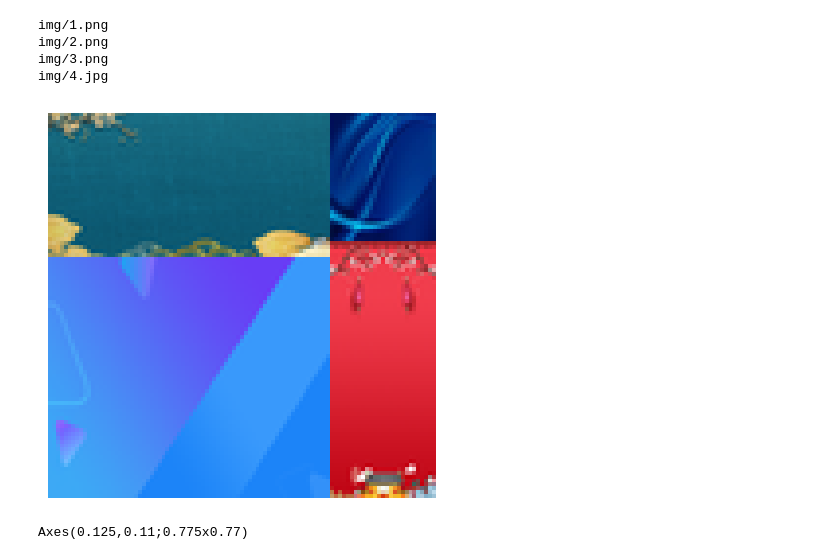
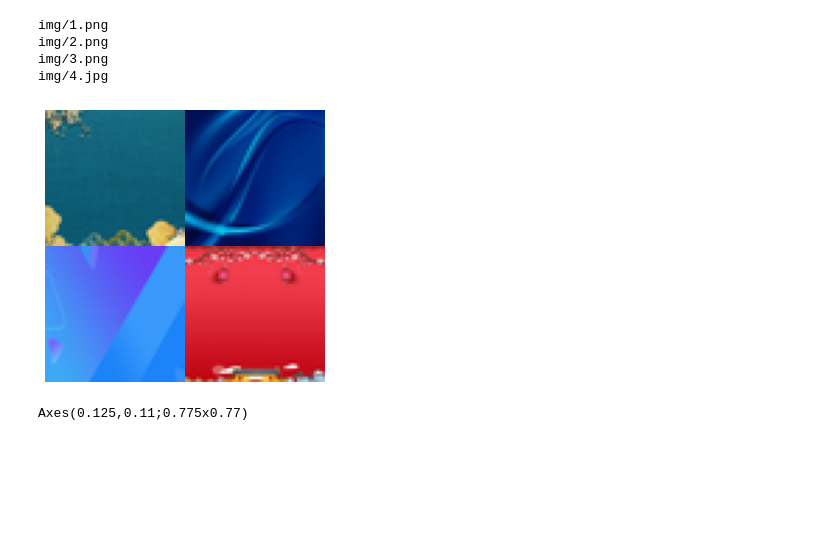
Before and after one commit to bananea20/treemap, a Jupyter notebook: test1.ipynb, the cells around one changed output. Cells and saved outputs as stored; diff of their text form; code cells hidden in the pictures; blank space fills up the shorter version.

```diff
--- a/test1.ipynb
+++ b/test1.ipynb
@@ -116,7 +101,7 @@ import numpy as np
 import squarify
 
 # 模拟数据
-sizes = [500, 300, 200, 100]
+sizes = [500, 500, 500, 500]
 labels = ["A", "B", "C", "D"]
 colors = ["red", "green", "blue", "yellow"]
 images = [
@@ -132,34 +117,34 @@ rects = squarify.normalize_sizes(sizes, 100, 100)
 rectangles = squarify.squarify(rects, 0, 0, 100, 100)
 
 # 绘制矩形树图
 fig, ax = plt.subplots(figsize=(5, 5))
 
 for i, rect in enumerate(rectangles):
     x, y, dx, dy = rect["x"], rect["y"], rect["dx"], rect["dy"]
 
     # 加载图片
     print(images[i])
     image = Image.open(images[i]) # 确保图片文件名与 labels 对应
     image = image.resize((int(dx), int(dy)), Image.LANCZOS)  # 缩放图片至矩形大小
     image = np.array(image)
 
     # 创建矩形边界框
     bbox = transforms.Bbox([[x, y], [x + dx, y + dy]])
 
     # 将图片绘制到矩形中
     # ax.imshow(image, extent=bbox.transformed(ax.transData).get_points().flatten())
     ax.imshow(image, extent=[x, x + dx, y, y + dy], aspect='auto', zorder=-1)
 ax.set_xlim(0, 100)
 ax.set_ylim(0, 100)
 
 plt.axis('off')
 plt.show()
 # %% [output]
 img/1.png
 img/2.png
 img/3.png
 img/4.jpg
-[figure, old version]
+[figure, new version]
 # %%
 import matplotlib.pyplot as plt
 import matplotlib.transforms as transforms
```
Also changed, not shown: parts of 2 cells of this notebook.
